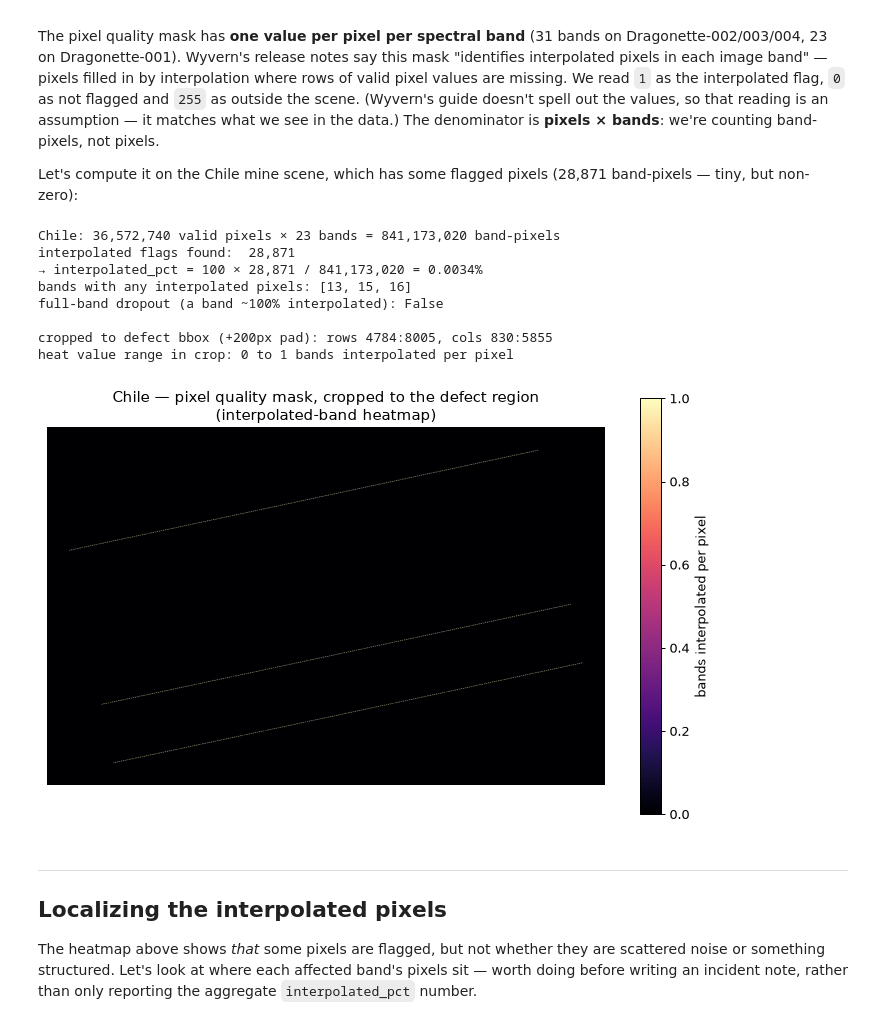
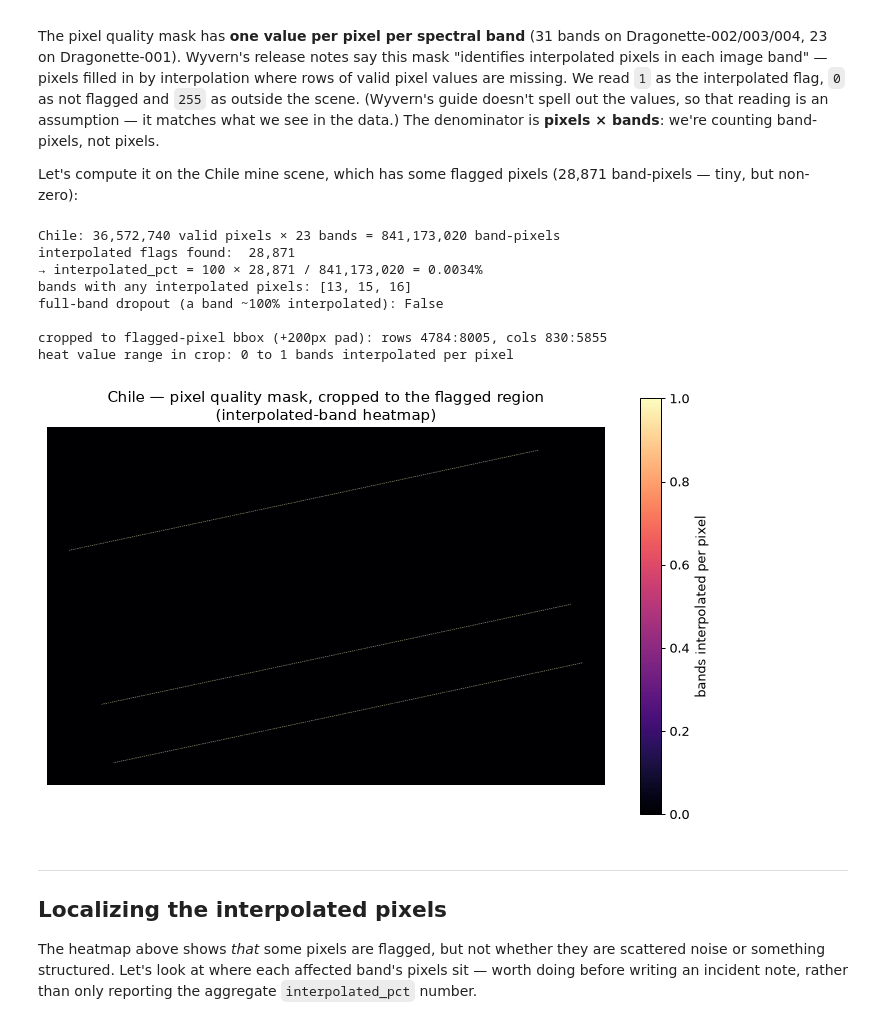
Before and after one commit to shilpi1958/pixxel-image-pm, a Jupyter notebook: notebooks/qa_pipeline_walkthrough.ipynb, the cells around one changed output. Cells and saved outputs as stored; diff of their text form; code cells hidden in the pictures.

```diff
--- a/notebooks/qa_pipeline_walkthrough.ipynb
+++ b/notebooks/qa_pipeline_walkthrough.ipynb
@@ -285,40 +285,40 @@ print(f"→ interpolated_pct = 100 × {interp2:,} / {vtot2*nb2:,} = {interpolate
 per_band = [int((pq2[..., b][valid2] == 1).sum()) for b in range(nb2)]
 print(f"bands with any interpolated pixels: {[i for i, c in enumerate(per_band) if c > 0]}")
 print(f"full-band dropout (a band ~100% interpolated): {any(c >= vtot2 for c in per_band)}")
 
 # visualize: count interpolated bands per pixel
-# Naive full-scene downsampling (stride slicing) makes this defect invisible: it's a
+# Naive full-scene downsampling (stride slicing) makes these flagged pixels invisible: it's a
 # thin stripe (~900px tall per band) in a ~9,200px-tall image, across just 3 of 23 bands
-# — an every-Nth-pixel stride can skip every single defect pixel. Two fixes instead:
-# 1) crop to the defect's actual bounding box before downsampling, so nothing is skipped
+# — an every-Nth-pixel stride can skip every single flagged pixel. Two fixes instead:
+# 1) crop to the flagged pixels' actual bounding box before downsampling, so nothing is skipped
 # 2) cap the colorbar at the real max (heat.max(), which is 1 here: the three stripes sit
 #    at different rows, so no pixel is flagged in more than one band), not at 23
 bad_rows, bad_cols = np.where((pq2 == 1).any(axis=-1))
 pad = 200
 r0, r1 = max(0, bad_rows.min() - pad), min(pq2.shape[0], bad_rows.max() + pad)
 c0, c1 = max(0, bad_cols.min() - pad), min(pq2.shape[1], bad_cols.max() + pad)
 crop = pq2[r0:r1, c0:c1, :]
 f = max(1, crop.shape[1] // 1200)
 heat = (crop[::f, ::f] == 1).sum(axis=-1)
-print(f"\ncropped to defect bbox (+{pad}px pad): rows {r0}:{r1}, cols {c0}:{c1}")
+print(f"\ncropped to flagged-pixel bbox (+{pad}px pad): rows {r0}:{r1}, cols {c0}:{c1}")
 print(f"heat value range in crop: {heat.min()} to {heat.max()} bands interpolated per pixel")
 
 plt.figure(figsize=(10, 6))
 im = plt.imshow(heat, cmap="magma", vmin=0, vmax=max(1, heat.max()))
 plt.colorbar(im, label="bands interpolated per pixel")
-plt.title("Chile — pixel quality mask, cropped to the defect region\n(interpolated-band heatmap)")
+plt.title("Chile — pixel quality mask, cropped to the flagged region\n(interpolated-band heatmap)")
 plt.axis("off")
 plt.show()
 # %% [output]
 Chile: 36,572,740 valid pixels × 23 bands = 841,173,020 band-pixels
 interpolated flags found:  28,871
 → interpolated_pct = 100 × 28,871 / 841,173,020 = 0.0034%
 bands with any interpolated pixels: [13, 15, 16]
 full-band dropout (a band ~100% interpolated): False
 
-cropped to defect bbox (+200px pad): rows 4784:8005, cols 830:5855
+cropped to flagged-pixel bbox (+200px pad): rows 4784:8005, cols 830:5855
 heat value range in crop: 0 to 1 bands interpolated per pixel
-[figure, old version]
+[figure, new version]
 # %% [markdown]
 ---
 ## Localizing the interpolated pixels
```
Also changed, not shown: parts of 2 cells of this notebook.
